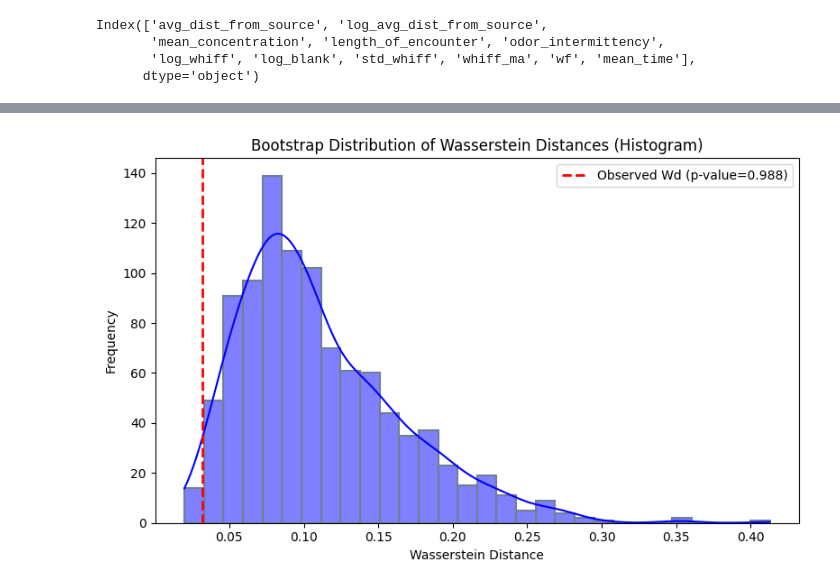
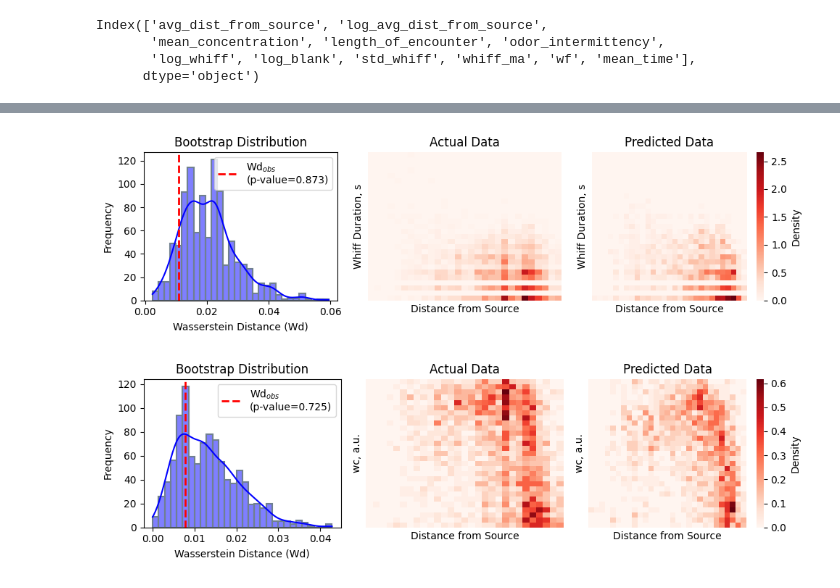
Before and after one commit to arunavanag591/COSMOS, a Jupyter notebook: plume_simulator.ipynb, the cells around one changed output, grey strips where cells are left out. Drawn from its saved outputs; the diff is of its cells as text; code cells hidden in the pictures.

```diff
--- a/plume_simulator.ipynb
+++ b/plume_simulator.ipynb
@@ -581,26 +469,0 @@ f.tight_layout()
-# %%
-bins = np.linspace(min(fdf1.log_whiff.min(), fdf_predicted.log_whiff.min()),
-                   max(fdf1.log_whiff.max(), fdf_predicted.log_whiff.max()), 20)
-
-# Calculate histogram counts
-true_hist, _ = np.histogram(fdf1.log_whiff, bins=bins, density=True)
-pred_hist, _ = np.histogram(fdf_predicted.log_whiff, bins=bins, density=True)
-
-# Calculate observed Wasserstein distance
-observed_wd = wasserstein_distance(true_hist, pred_hist)
-
-# Bootstrapping for histogram-based comparison
-bootstrap_distances = bootstrap_wasserstein(true_hist, pred_hist, n_bootstraps=1000)
-p_value = np.mean(np.array(bootstrap_distances) >= observed_wd)
-# Plot bootstrap results
-plt.figure(figsize=(8, 5))
-sns.histplot(bootstrap_distances, bins=30, kde=True, color='blue', edgecolor='slategray', linewidth=1.5)
-plt.axvline(observed_wd, color='red', linestyle='--', linewidth=2, label=f'Observed Wd (p-value={p_value:.3f})')
-plt.title('Bootstrap Distribution of Wasserstein Distances (Histogram)')
-plt.xlabel('Wasserstein Distance')
-plt.ylabel('Frequency')
-plt.legend(loc='upper right')
-plt.tight_layout()
-plt.show()
-# %% [output]
-[figure, removed]
@@ -606,0 +536,9 @@ plt.show()
+# %%
+## Duration:
+wd_cal(fdf1.log_avg_dist_from_source, fdf1.log_whiff, fdf_predicted.log_avg_dist_from_source, fdf_predicted.log_whiff, 'Whiff Duration, s')
+# %% [output]
+[figure, added]
+# %%
+wd_cal(fdf1.log_avg_dist_from_source, fdf1.mean_concentration, fdf_predicted.log_avg_dist_from_source, fdf_predicted.mean_concentration, 'wc, a.u.')
+# %% [output]
+[figure, added]
```
Also changed, not shown: parts of 17 cells of this notebook, 2 other files.
